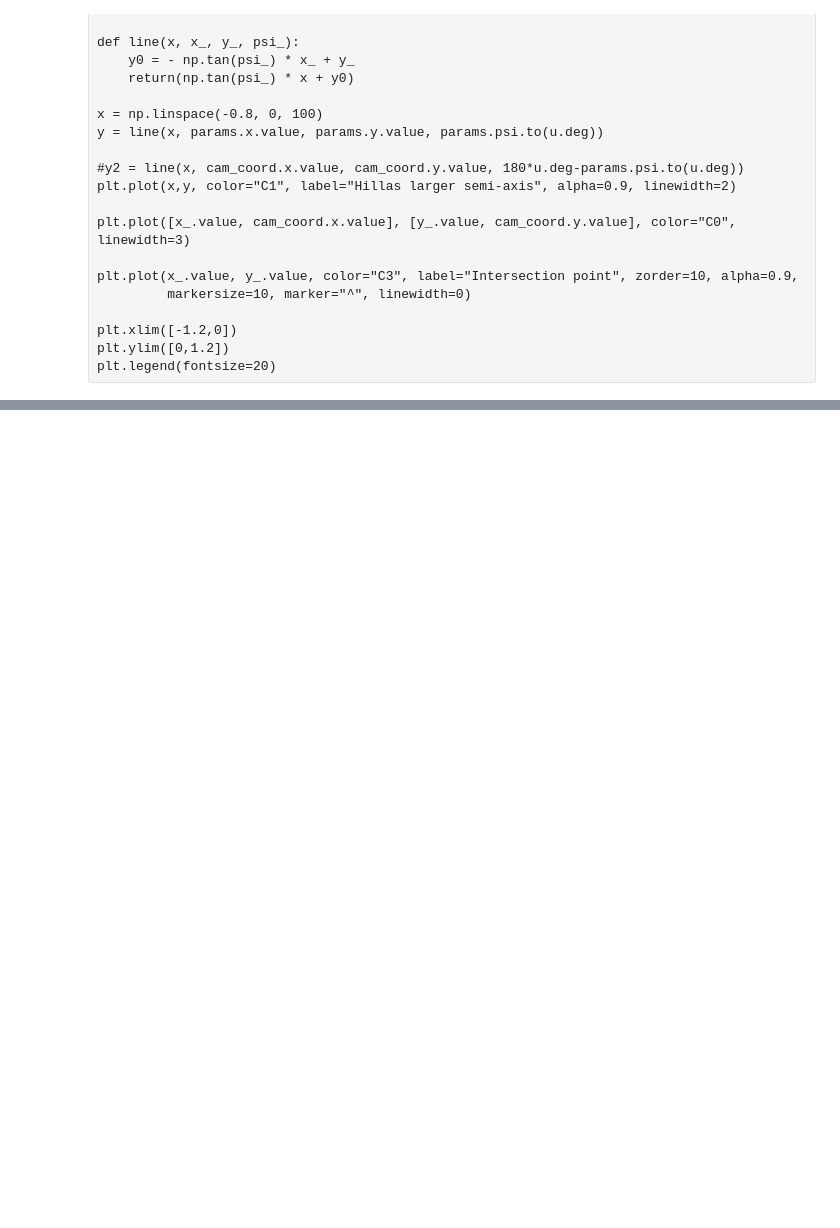
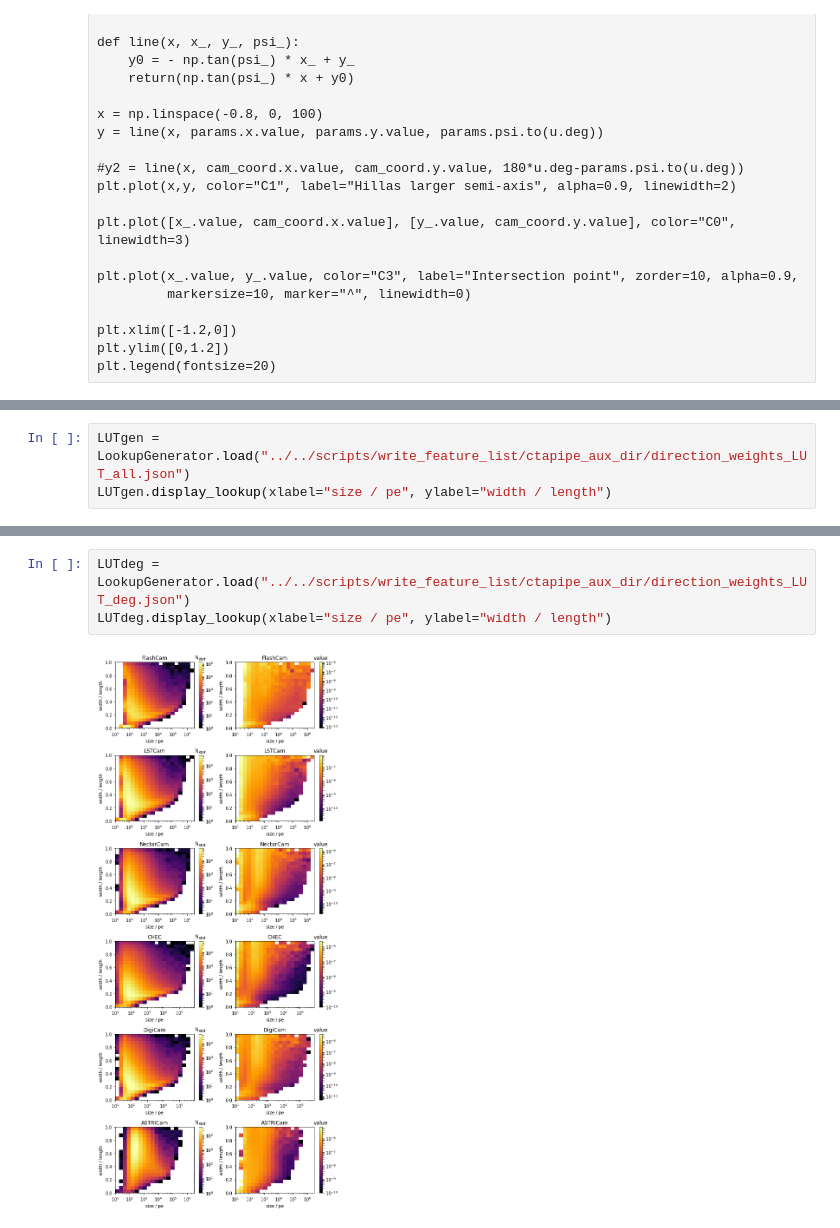
Before and after one commit to mireianievas/konsta_cta, a Jupyter notebook: Notebooks/direction_reco/AngularResolution.ipynb, the cells around one changed output, grey strips where cells are left out. Drawn from its saved outputs; the diff is of its cells as text; blank space fills up the shorter version.

```diff
--- a/Notebooks/direction_reco/AngularResolution.ipynb
+++ b/Notebooks/direction_reco/AngularResolution.ipynb
@@ -664,0 +581,3 @@ LUTgen.display_lookup()
+# %%
+LUTgen = LookupGenerator.load("../../scripts/write_feature_list/ctapipe_aux_dir/direction_weights_LUT_all.json")
+LUTgen.display_lookup(xlabel="size / pe", ylabel="width / length")
@@ -664,0 +586,5 @@ LUTgen.display_lookup()
+# %%
+LUTdeg = LookupGenerator.load("../../scripts/write_feature_list/ctapipe_aux_dir/direction_weights_LUT_deg.json")
+LUTdeg.display_lookup(xlabel="size / pe", ylabel="width / length")
+# %% [output]
+[figure, added]
```
Also changed, not shown: parts of 40 cells of this notebook, 17 other files.
